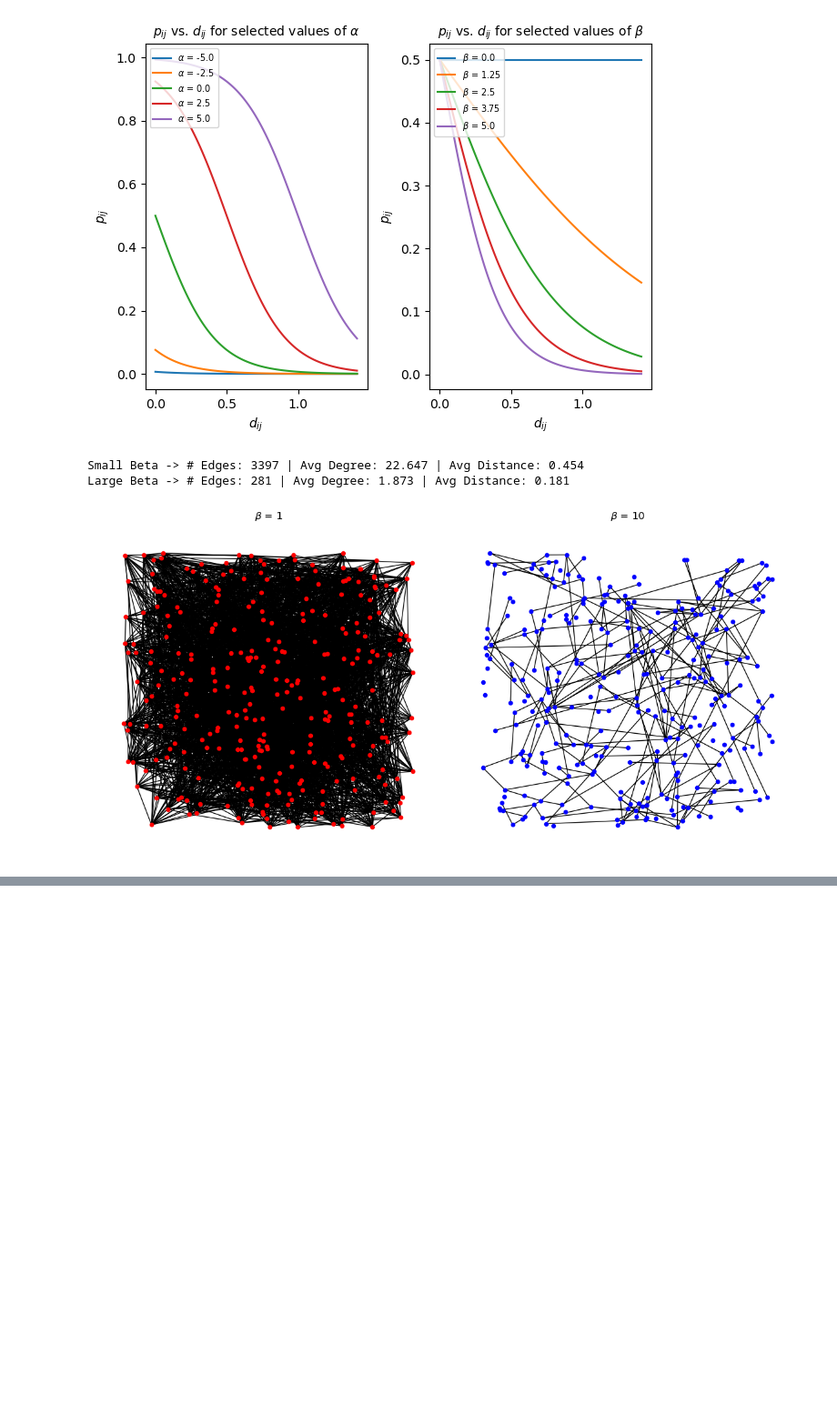
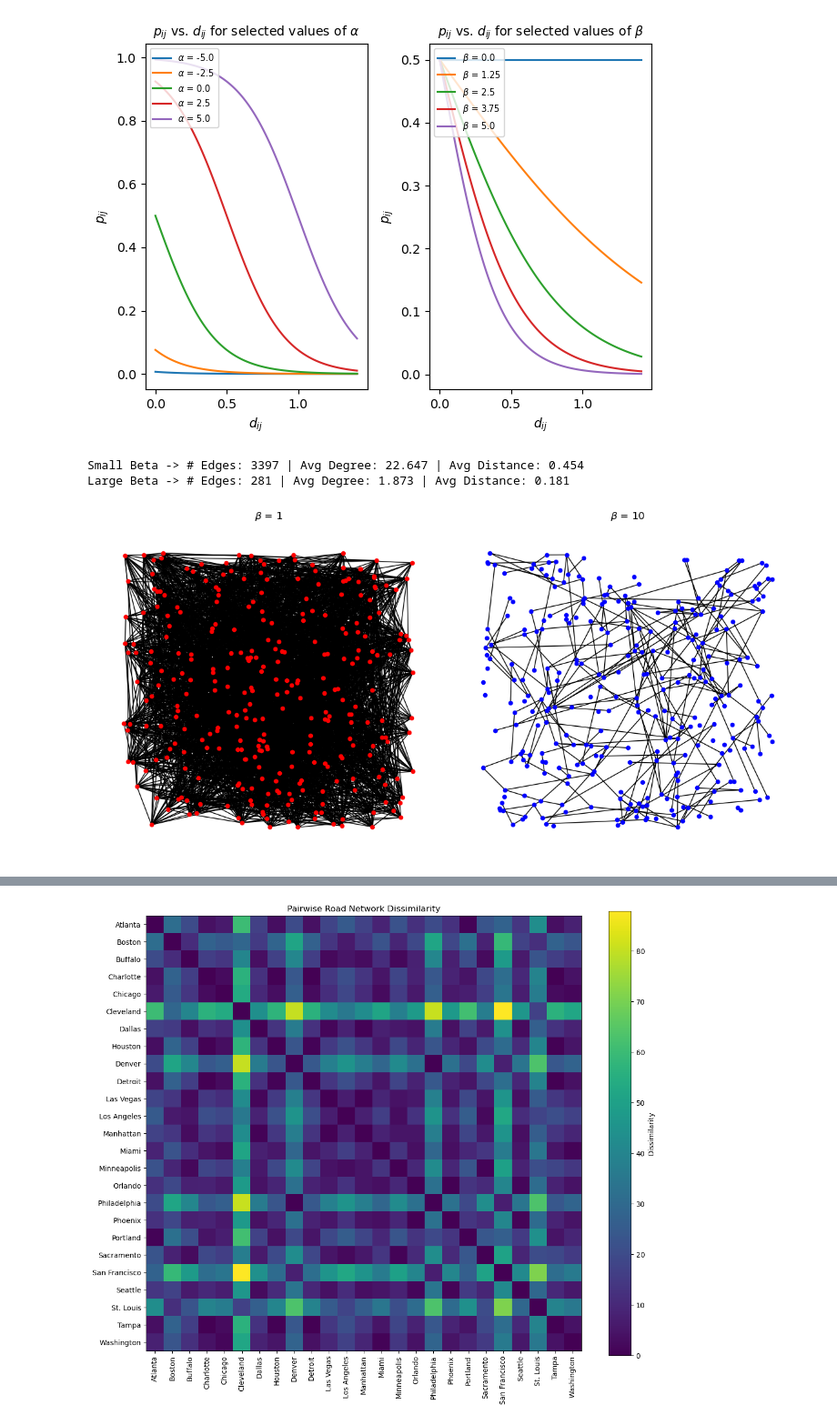
Before and after one commit to caleb-chandler/cnet5052_sp26, a Jupyter notebook: assignments/assignment03/assignment03.ipynb, the cells around one changed output, grey strips where cells are left out. Shown at 91% size. Drawn from its saved outputs; the diff is of its cells as text; code cells hidden in the pictures; blank space fills up the shorter version.

```diff
--- a/assignments/assignment03/assignment03.ipynb
+++ b/assignments/assignment03/assignment03.ipynb
@@ -425,0 +507,93 @@ Large Beta -> # Edges: 281 | Avg Degree: 1.873 | Avg Distance: 0.181
+# %%
+# D-G
+
+# --- descriptor and distance measure ---
+
+def extract_features(G):
+    G_simple = nx.Graph(G)
+
+    degrees = [d for _, d in G_simple.degree()]
+    edge_lengths = [d['length'] for u, v, d in G_simple.edges(data=True)]
+
+    f1 = np.std(degrees)
+    f2 = np.std(edge_lengths)
+    f3 = nx.average_clustering(G_simple)
+
+    return np.array([f1, f2, f3])
+
+def dissimilarity(features_G, features_H):
+    return np.sqrt(np.sum((features_G - features_H) ** 2))
+
+# --- IF v. Tucson ---
+
+# projecting
+IF = ox.project_graph(IF)
+T = ox.project_graph(T)
+
+if_gridness = extract_features(IF)
+t_gridness = extract_features(T)
+
+distance = dissimilarity(if_gridness, t_gridness)
+print(f'Idaho Falls/Tucson Graph Distance: {distance:.3f}')
+
+# --- 25-city comparison (AI-assisted) --
+
+cities = [
+    "Atlanta, Georgia, USA",
+    "Boston, MA, USA",
+    "Buffalo, NY, USA",
+    "Charlotte, NC, USA",
+    "Chicago, IL, USA",
+    "Cleveland, OH, USA",
+    "Dallas, TX, USA",
+    "Houston, TX, USA",
+    "Denver, CO, USA",
+    "Detroit, MI, USA",
+    "Las Vegas, NV, USA",
+    "Los Angeles, CA, USA",
+    "Manhattan, NYC, NY, USA",
+    "Miami, FL, USA",
+    "Minneapolis, MN, USA",
+    "Orlando, FL, USA",
+    "Philadelphia, PA, USA",
+    "Phoenix, AZ, USA",
+    "Portland, OR, USA",
+    "Sacramento, CA, USA",
+    "San Francisco, CA, USA",
+    "Seattle, WA, USA",
+    "St. Louis, MO, USA",
+    "Tampa, FL, USA",
+    "Washington, District of Columbia, USA",
+]
+
+graphs = {}
+for city in cities:
+    G = ox.graph_from_address(city, dist=3219, network_type="drive")
+    G = ox.project_graph(G)
+    G = ox.convert.to_undirected(G)
+    graphs[city] = G
+
+# compute features for all cities
+all_features = np.array([extract_features(G) for G in graphs.values()])
+
+# pairwise distance matrix
+n = len(cities)
+D = np.zeros((n, n))
+for i in range(n):
+    for j in range(i + 1, n):
+        D[i, j] = dissimilarity(all_features[i], all_features[j])
+        D[j, i] = D[i, j]
+
+# visualize
+fig, ax = plt.subplots(figsize=(12, 10))
+im = ax.imshow(D, cmap="viridis")
+ax.set_xticks(range(n))
+ax.set_yticks(range(n))
+short_names = [c.split(",")[0] for c in cities]
+ax.set_xticklabels(short_names, rotation=90)
+ax.set_yticklabels(short_names)
+plt.colorbar(im, ax=ax, label="Dissimilarity")
+ax.set_title("Pairwise Road Network Dissimilarity")
+plt.tight_layout()
+plt.savefig(r'./imgs/similarity_matrix.png')
+# %% [output]
@@ -425,0 +601 @@ Large Beta -> # Edges: 281 | Avg Degree: 1.873 | Avg Distance: 0.181
+[figure, added]
```
Also changed, not shown: parts of 5 cells of this notebook, 58 other files.
